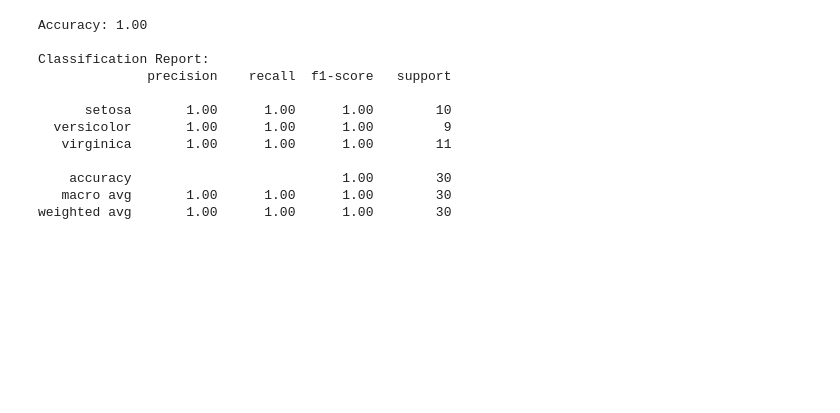
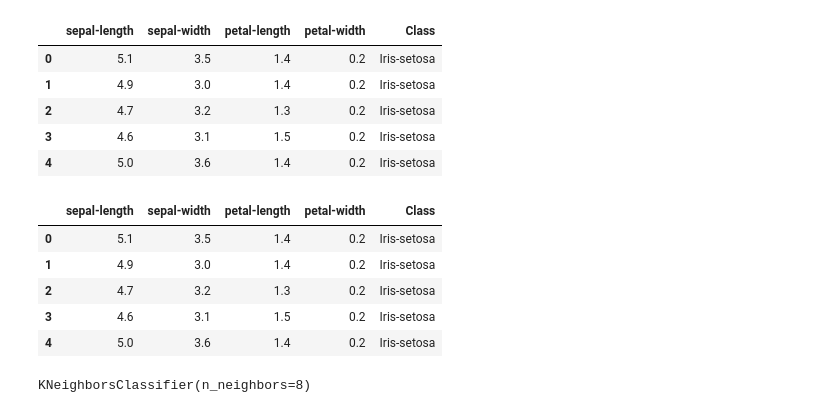
Before and after one commit to faizshareef/CODSOFT, a Jupyter notebook: task2.ipynb, the cells around one changed output. Saved outputs shown, nothing was run; the diff lists cells and outputs as text; code cells hidden in the pictures; blank space fills up the shorter version.

```diff
--- a/task2.ipynb
+++ b/task2.ipynb
@@ -1,41 +1,29 @@
 # %% [markdown]
 <a href="https://colab.research.google.com/github/faizshareef/CODSOFT/blob/main/task2.ipynb" target="_parent"><img src="https://colab.research.google.com/assets/colab-badge.svg" alt="Open In Colab"/></a>
-# %%
-from sklearn.datasets import load_iris
-from sklearn.model_selection import train_test_split
-from sklearn.svm import SVC
-from sklearn.metrics import accuracy_score, classification_report
-
-iris = load_iris()
-X = iris.data
-y = iris.target
-
-X_train, X_test, y_train, y_test = train_test_split(X, y, test_size=0.2, random_state=42)
-
-
-svm_classifier = SVC(kernel='linear', random_state=42)
-
-
-svm_classifier.fit(X_train, y_train)
-
-
-y_pred = svm_classifier.predict(X_test)
-accuracy = accuracy_score(y_test, y_pred)
-print(f'Accuracy: {accuracy:.2f}')
-
-
-print('\nClassification Report:')
-print(classification_report(y_test, y_pred, target_names=iris.target_names))
-# %% [output]
-Accuracy: 1.00
-
-Classification Report:
-              precision    recall  f1-score   support
-
-      setosa       1.00      1.00      1.00        10
-  versicolor       1.00      1.00      1.00         9
-   virginica       1.00      1.00      1.00        11
-
-    accuracy                           1.00        30
-   macro avg       1.00      1.00      1.00        30
-weighted avg       1.00      1.00      1.00        30
+# %%
+import inspect
+import matplotlib.pyplot as plt
+import numpy as np
+import matplotlib.pyplot as plt
+import pandas as pd
+path = "https://archive.ics.uci.edu/ml/machine-learning-databases/iris/iris.data"
+headernames = ['sepal-length', 'sepal-width', 'petal-length', 'petal-width', 'Class']
+dataset = pd.read_csv(path, names = headernames)
+dataset.head()
+# %% [output]
+|  | sepal-length | sepal-width | petal-length | petal-width | Class |
+| 0 | 5.1 | 3.5 | 1.4 | 0.2 | Iris-setosa |
+| 1 | 4.9 | 3.0 | 1.4 | 0.2 | Iris-setosa |
+| 2 | 4.7 | 3.2 | 1.3 | 0.2 | Iris-setosa |
+| 3 | 4.6 | 3.1 | 1.5 | 0.2 | Iris-setosa |
+| 4 | 5.0 | 3.6 | 1.4 | 0.2 | Iris-setosa |
+# %%
+dataset = pd.read_csv(path, names = headernames)
+dataset.head()
+# %% [output]
+|  | sepal-length | sepal-width | petal-length | petal-width | Class |
+| 0 | 5.1 | 3.5 | 1.4 | 0.2 | Iris-setosa |
+| 1 | 4.9 | 3.0 | 1.4 | 0.2 | Iris-setosa |
+| 2 | 4.7 | 3.2 | 1.3 | 0.2 | Iris-setosa |
+| 3 | 4.6 | 3.1 | 1.5 | 0.2 | Iris-setosa |
+| 4 | 5.0 | 3.6 | 1.4 | 0.2 | Iris-setosa |
@@ -41,0 +33,11 @@ weighted avg       1.00      1.00      1.00        30
+# %%
+from sklearn.preprocessing import StandardScaler
+scaler = StandardScaler()
+scaler.fit(X_train)
+X_train = scaler.transform(X_train)
+X_test = scaler.transform(X_test)
+from sklearn.neighbors import KNeighborsClassifier
+classifier = KNeighborsClassifier(n_neighbors = 8)
+classifier.fit(X_train, y_train)
+# %% [output]
+KNeighborsClassifier(n_neighbors=8)
```
Also changed, not shown: parts of 2 cells of this notebook.
